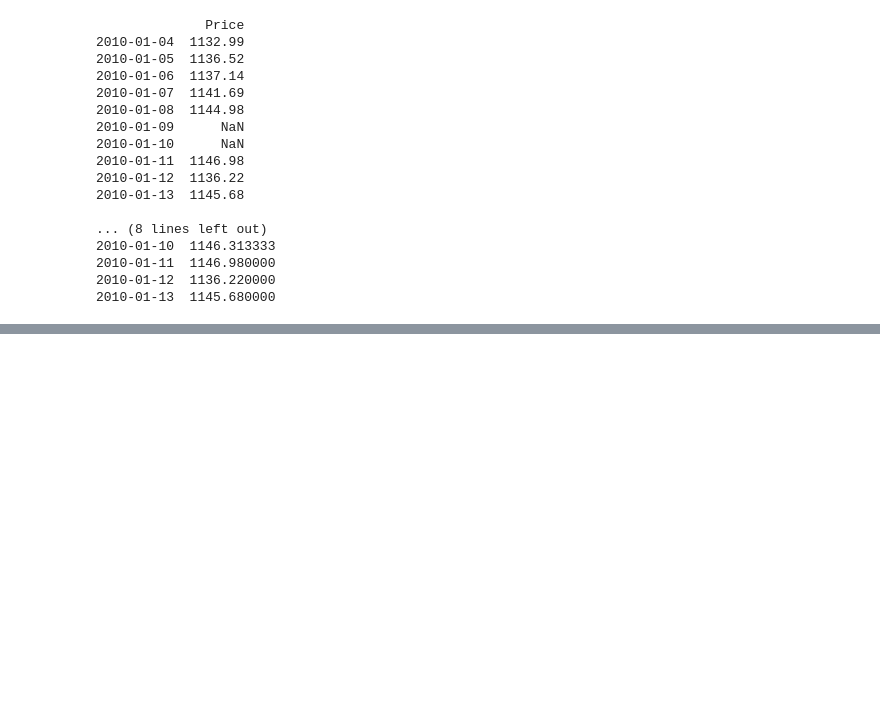
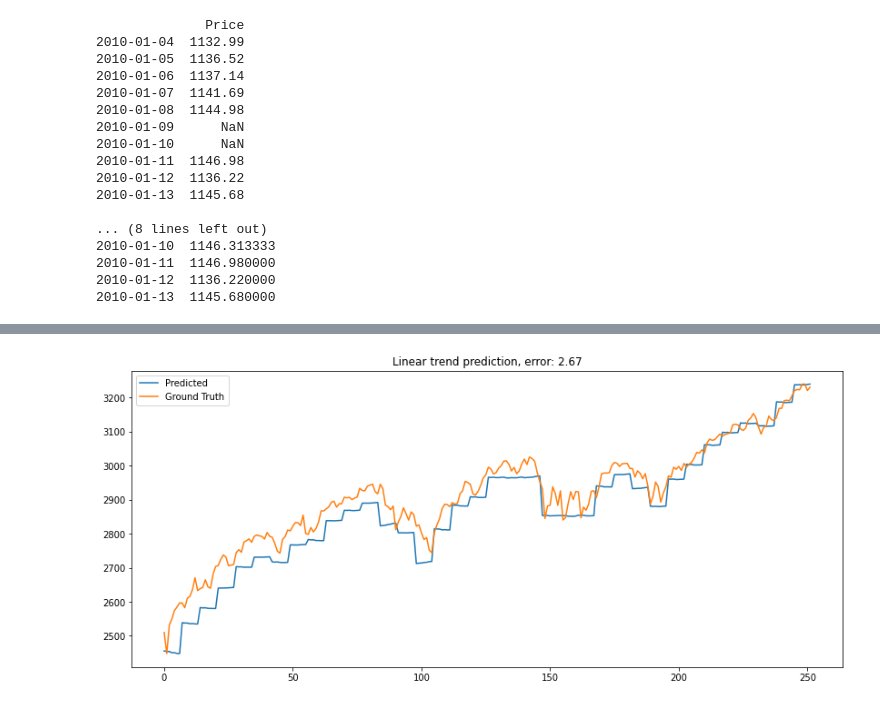
Before and after one commit to ikhlestov/data_mining, a Jupyter notebook: lr_1/time_series.ipynb, the cells around one changed output, grey strips where cells are left out. Drawn from its saved outputs; the diff is of its cells as text; code cells hidden in the pictures; blank space fills up the shorter version.

```diff
--- a/lr_1/time_series.ipynb
+++ b/lr_1/time_series.ipynb
@@ -183,0 +237,4 @@ plot(df_debug['m1'])
+# %%
+calculate_error_and_show(trend_predictions, test_data, 'Linear trend prediction')
+# %% [output]
+[figure, added]
```
Also changed, not shown: parts of 18 cells of this notebook, 6 other files.
